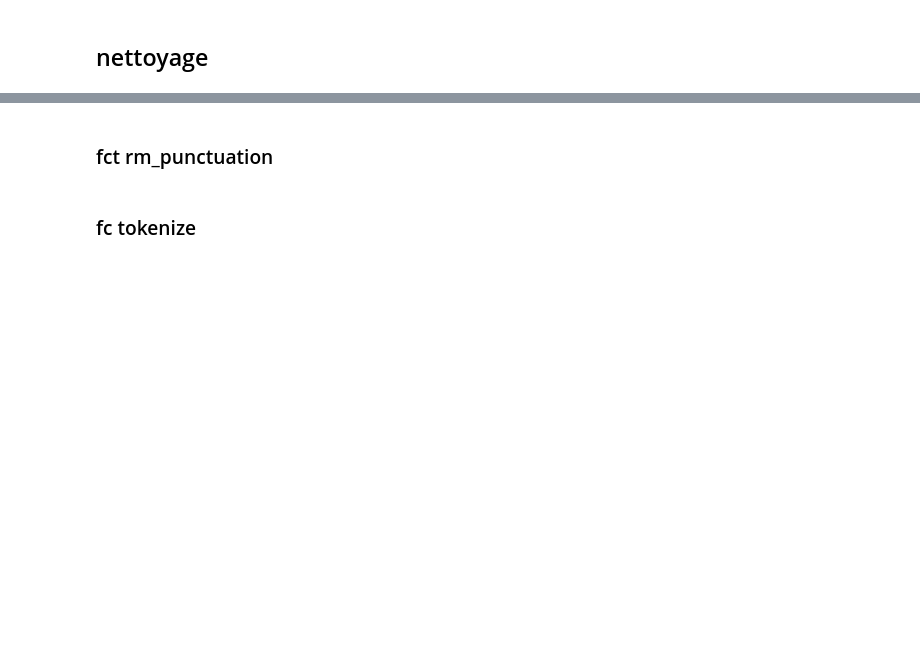
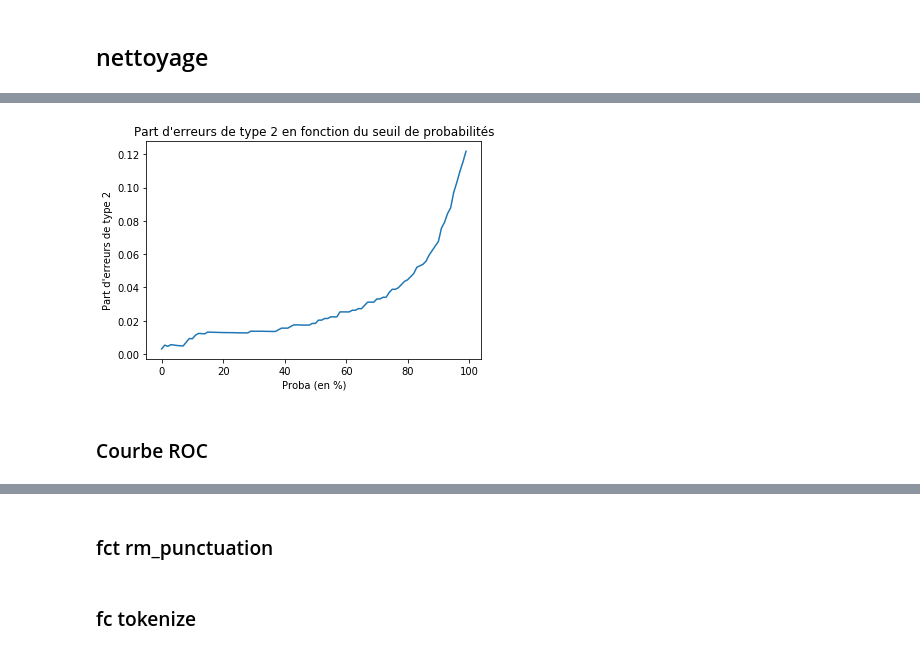
Before and after one commit to DROMZEE/sms-spam, a Jupyter notebook: nlp.ipynb, the cells around one changed output, grey strips where cells are left out. Cells and saved outputs as stored; diff of their text form; code cells hidden in the pictures; blank space fills up the shorter version.

```diff
--- a/nlp.ipynb
+++ b/nlp.ipynb
@@ -185,0 +443,10 @@ data["clean"] = data.texte.apply(lambda x: premier_nettoyage(x))
+# %%
+plt.plot(proba, erreur_type_2)
+plt.xlabel("Proba (en %)")
+plt.ylabel("Part d'erreurs de type 2")
+plt.title("Part d'erreurs de type 2 en fonction du seuil de probabilités")
+plt.show()
+# %% [output]
+[figure, added]
+# %% [markdown]
+### Courbe ROC
```
Also changed, not shown: parts of 64 cells of this notebook.
